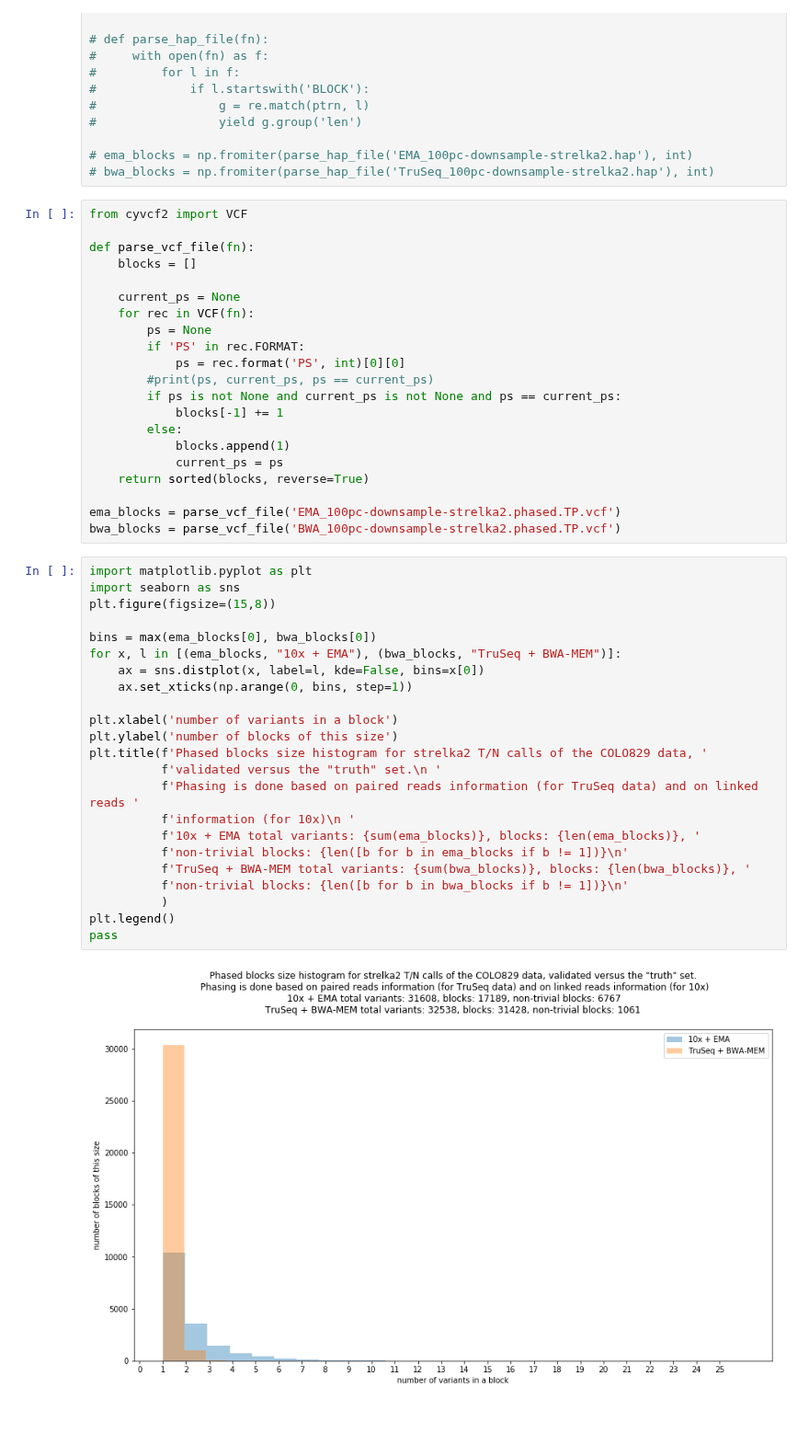
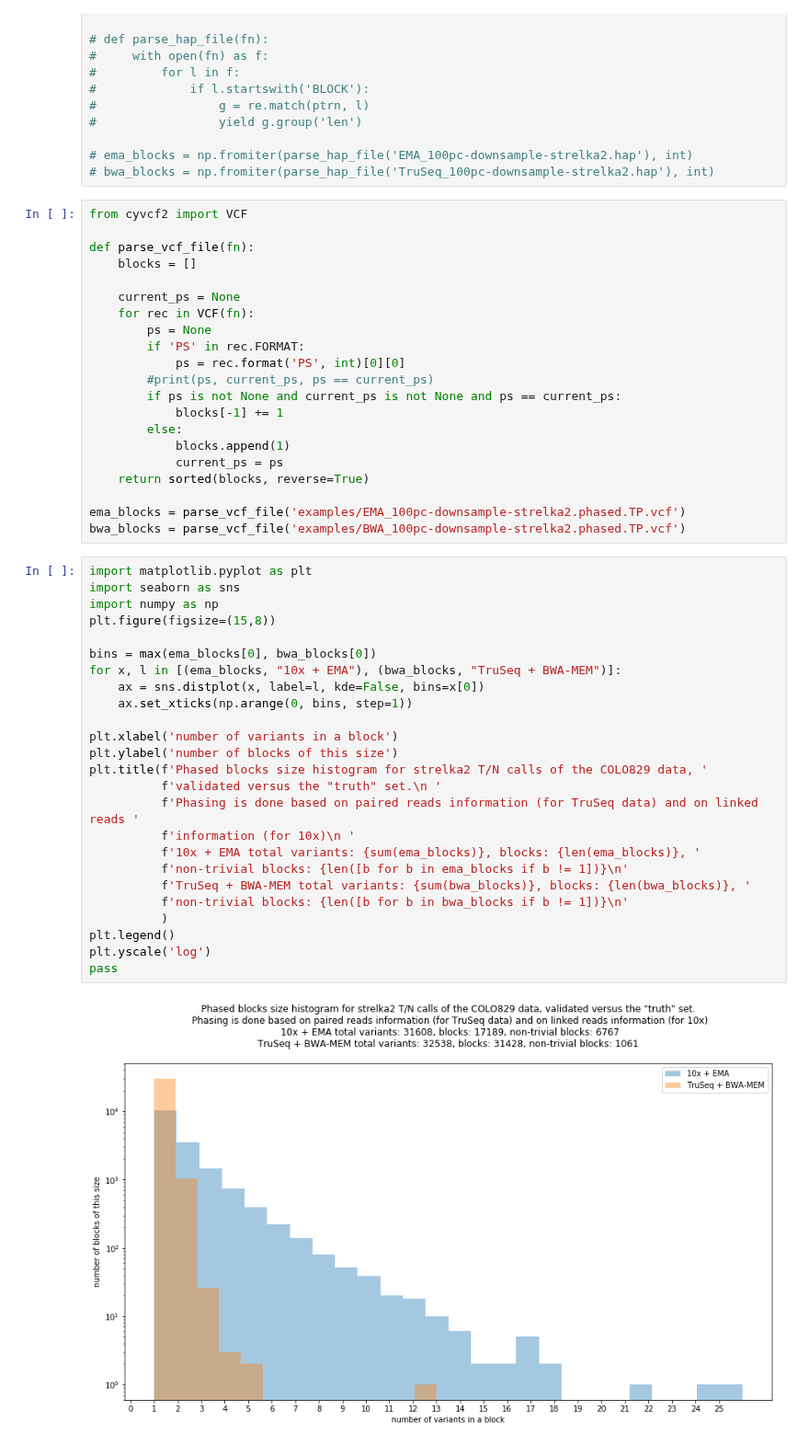
Before and after one commit to umccr/10x, a Jupyter notebook: phasing/Plot phase blocks.ipynb, the cells around one changed output. Shown at 92% size. Cells and saved outputs as stored; diff of their text form; blank space fills up the shorter version.

Commit message:
Phasing: log scale histogram

```diff
--- a/phasing/Plot phase blocks.ipynb
+++ b/phasing/Plot phase blocks.ipynb
@@ -33,30 +33,32 @@ def parse_vcf_file(fn):
             current_ps = ps
     return sorted(blocks, reverse=True)
 
-ema_blocks = parse_vcf_file('EMA_100pc-downsample-strelka2.phased.TP.vcf')
-bwa_blocks = parse_vcf_file('BWA_100pc-downsample-strelka2.phased.TP.vcf')
+ema_blocks = parse_vcf_file('examples/EMA_100pc-downsample-strelka2.phased.TP.vcf')
+bwa_blocks = parse_vcf_file('examples/BWA_100pc-downsample-strelka2.phased.TP.vcf')
 # %%
 import matplotlib.pyplot as plt
 import seaborn as sns
+import numpy as np
 plt.figure(figsize=(15,8))
 
 bins = max(ema_blocks[0], bwa_blocks[0])
 for x, l in [(ema_blocks, "10x + EMA"), (bwa_blocks, "TruSeq + BWA-MEM")]:
     ax = sns.distplot(x, label=l, kde=False, bins=x[0])
     ax.set_xticks(np.arange(0, bins, step=1))
 
 plt.xlabel('number of variants in a block')
 plt.ylabel('number of blocks of this size')
 plt.title(f'Phased blocks size histogram for strelka2 T/N calls of the COLO829 data, '
           f'validated versus the "truth" set.\n '
           f'Phasing is done based on paired reads information (for TruSeq data) and on linked reads '
           f'information (for 10x)\n '
           f'10x + EMA total variants: {sum(ema_blocks)}, blocks: {len(ema_blocks)}, '
           f'non-trivial blocks: {len([b for b in ema_blocks if b != 1])}\n'
           f'TruSeq + BWA-MEM total variants: {sum(bwa_blocks)}, blocks: {len(bwa_blocks)}, '
           f'non-trivial blocks: {len([b for b in bwa_blocks if b != 1])}\n'
           )
 plt.legend()
+plt.yscale('log')
 pass
 # %% [output]
-[figure, old version]
+[figure, new version]
```
Also changed, not shown: 4 other files.
